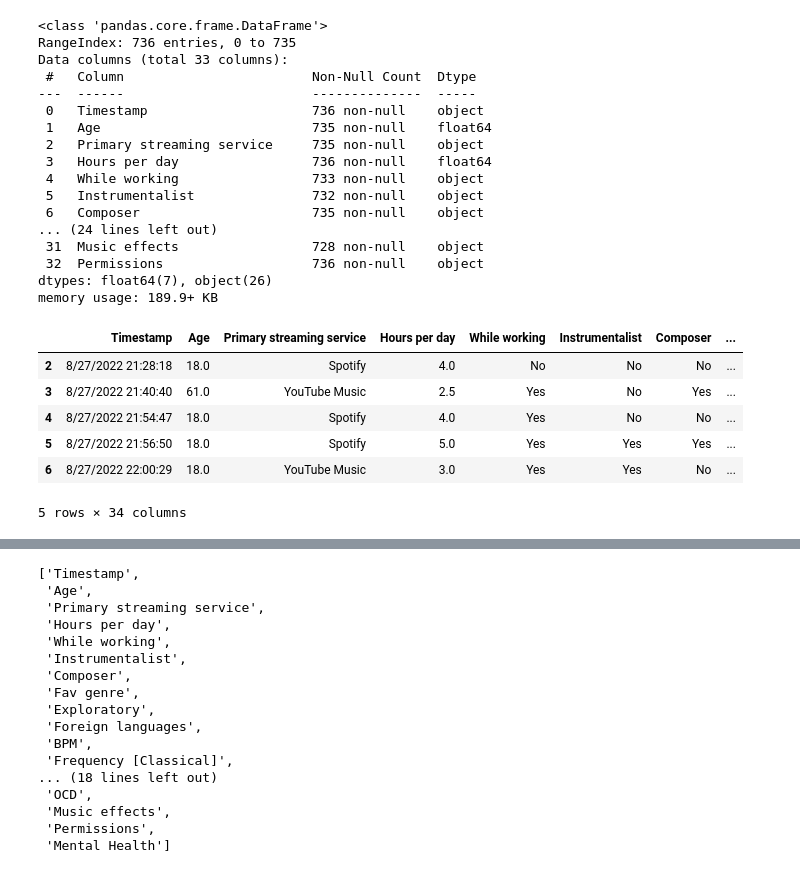
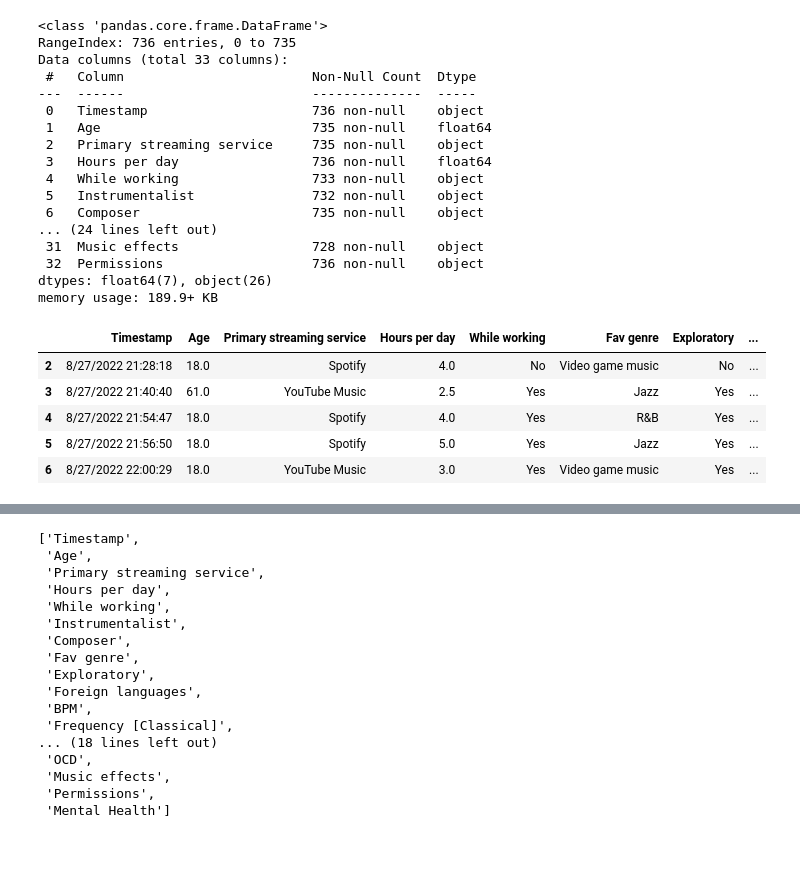
Before and after one commit to pkarey/project-1, a Jupyter notebook: working_code.ipynb, the cells around one changed output, grey strips where cells are left out. Drawn from its saved outputs; the diff is of its cells as text; code cells hidden in the pictures.

```diff
--- a/working_code.ipynb
+++ b/working_code.ipynb
@@ -38,15 +38,32 @@ Data columns (total 33 columns):
  32  Permissions                   736 non-null    object
 dtypes: float64(7), object(26)
 memory usage: 189.9+ KB
-# %%
-music = music.dropna(axis= 0)
-music['Mental Health'] = music['Anxiety'] + music['Depression'] + music['Insomnia'] + music['OCD']
-music.head()
-# %% [output]
-|  | Timestamp | Age | Primary streaming service | Hours per day | While working | Instrumentalist | Composer | ... |
-| 2 | 8/27/2022 21:28:18 | 18.0 | Spotify | 4.0 | No | No | No | ... |
-| 3 | 8/27/2022 21:40:40 | 61.0 | YouTube Music | 2.5 | Yes | No | Yes | ... |
-| 4 | 8/27/2022 21:54:47 | 18.0 | Spotify | 4.0 | Yes | No | No | ... |
-| 5 | 8/27/2022 21:56:50 | 18.0 | Spotify | 5.0 | Yes | Yes | Yes | ... |
-| 6 | 8/27/2022 22:00:29 | 18.0 | YouTube Music | 3.0 | Yes | Yes | No | ... |
-5 rows × 34 columns
+# %%
+music = music.dropna(axis= 0)
+music = music.drop('Instrumentalist', axis= 1)
+music = music.drop('Composer', axis= 1)
+music = music.drop('Frequency [Classical]', axis= 1)
+music = music.drop('Frequency [Country]', axis= 1)
+music = music.drop('Frequency [EDM]', axis= 1)
+music = music.drop('Frequency [Folk]', axis= 1)
+music = music.drop('Frequency [Gospel]', axis= 1)
+music = music.drop('Frequency [Hip hop]', axis= 1)
+music = music.drop('Frequency [Jazz]', axis= 1)
+music = music.drop('Frequency [K pop]', axis= 1)
+music = music.drop('Frequency [Latin]', axis= 1)
+music = music.drop('Frequency [Lofi]', axis= 1)
+music = music.drop('Frequency [Metal]', axis= 1)
+music = music.drop('Frequency [Pop]', axis= 1)
+music = music.drop('Frequency [R&B]', axis= 1)
+music = music.drop('Frequency [Rap]', axis= 1)
+music = music.drop('Frequency [Rock]', axis= 1)
+music = music.drop('Frequency [Video game music]', axis= 1)
+music['Mental Health'] = music['Anxiety'] + music['Depression'] + music['Insomnia'] + music['OCD']
+music.head()
+# %% [output]
+|  | Timestamp | Age | Primary streaming service | Hours per day | While working | Fav genre | Exploratory | ... |
+| 2 | 8/27/2022 21:28:18 | 18.0 | Spotify | 4.0 | No | Video game music | No | ... |
+| 3 | 8/27/2022 21:40:40 | 61.0 | YouTube Music | 2.5 | Yes | Jazz | Yes | ... |
+| 4 | 8/27/2022 21:54:47 | 18.0 | Spotify | 4.0 | Yes | R&B | Yes | ... |
+| 5 | 8/27/2022 21:56:50 | 18.0 | Spotify | 5.0 | Yes | Jazz | Yes | ... |
+| 6 | 8/27/2022 22:00:29 | 18.0 | YouTube Music | 3.0 | Yes | Video game music | Yes | ... |
```
Also changed, not shown: parts of 11 cells of this notebook.
